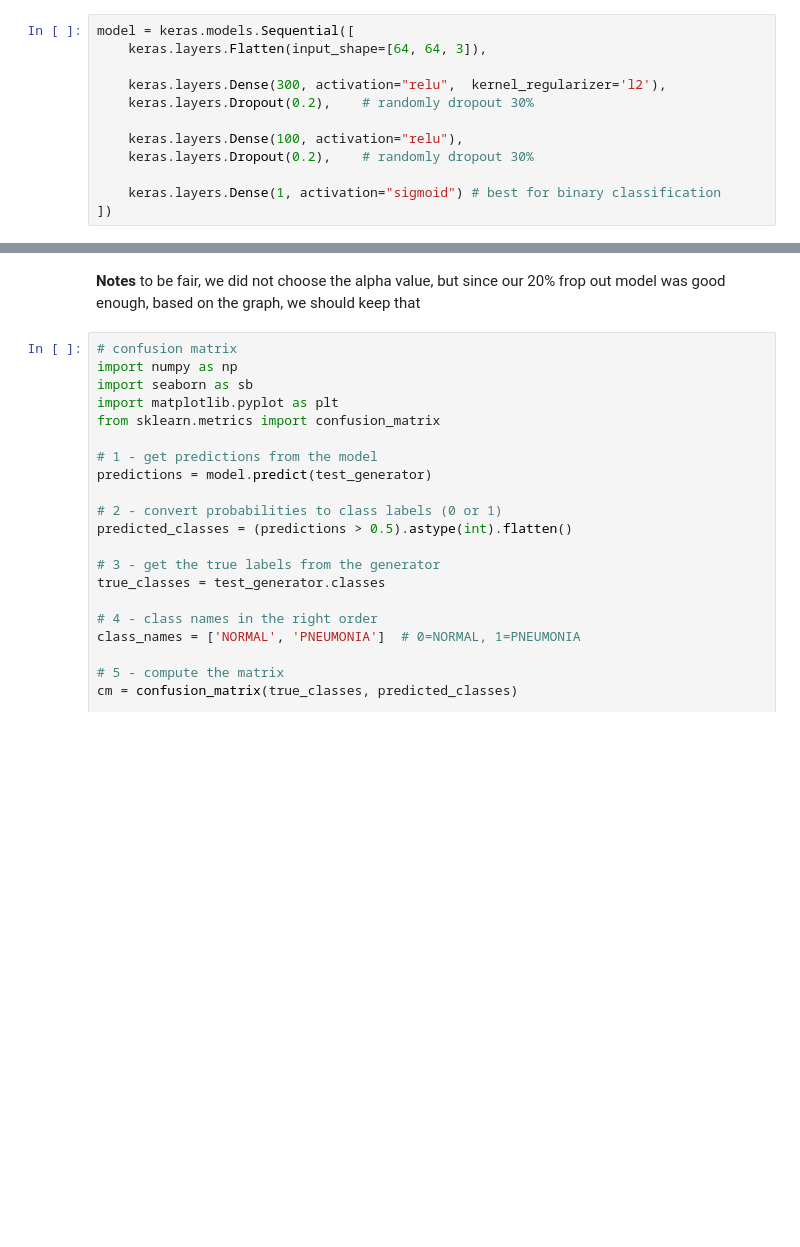
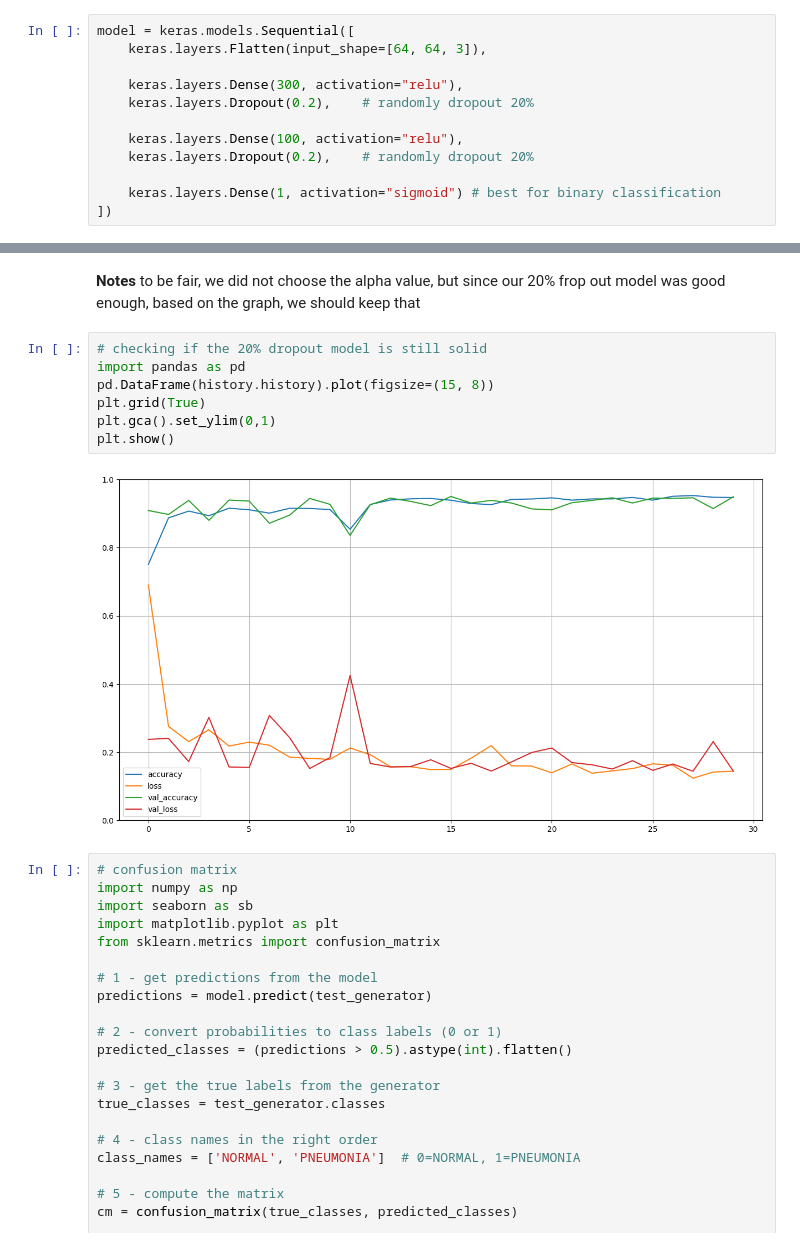
Before and after one commit to yusuf-codes10/deep-learining-project, a Jupyter notebook: dp_project.ipynb, the cells around one changed output, grey strips where cells are left out. Cells and saved outputs as stored; diff of their text form; blank space fills up the shorter version.

Commit message:
Meh! Let us keep this model as it is

```diff
--- a/dp_project.ipynb
+++ b/dp_project.ipynb
@@ -356,11 +356,11 @@ from tensorflow import keras
 model = keras.models.Sequential([
     keras.layers.Flatten(input_shape=[64, 64, 3]),
 
-    keras.layers.Dense(300, activation="relu",  kernel_regularizer='l2'),
-    keras.layers.Dropout(0.2),    # randomly dropout 30%
+    keras.layers.Dense(300, activation="relu"),
+    keras.layers.Dropout(0.2),    # randomly dropout 20%
 
     keras.layers.Dense(100, activation="relu"),
-    keras.layers.Dropout(0.2),    # randomly dropout 30%
+    keras.layers.Dropout(0.2),    # randomly dropout 20%
 
     keras.layers.Dense(1, activation="sigmoid") # best for binary classification
 ])
@@ -462,6 +462,15 @@ plt.show()
 # %% [markdown]
 **Notes**
 to be fair, we did not choose the alpha value, but since our 20% frop out model was good enough, based on the graph, we should keep that
+# %%
+# checking if the 20% dropout model is still solid
+import pandas as pd
+pd.DataFrame(history.history).plot(figsize=(15, 8))
+plt.grid(True)
+plt.gca().set_ylim(0,1)
+plt.show()
+# %% [output]
+[figure, added]
 # %%
 # confusion matrix
 import numpy as np
```
Also changed, not shown: parts of 1 cell of this notebook.
